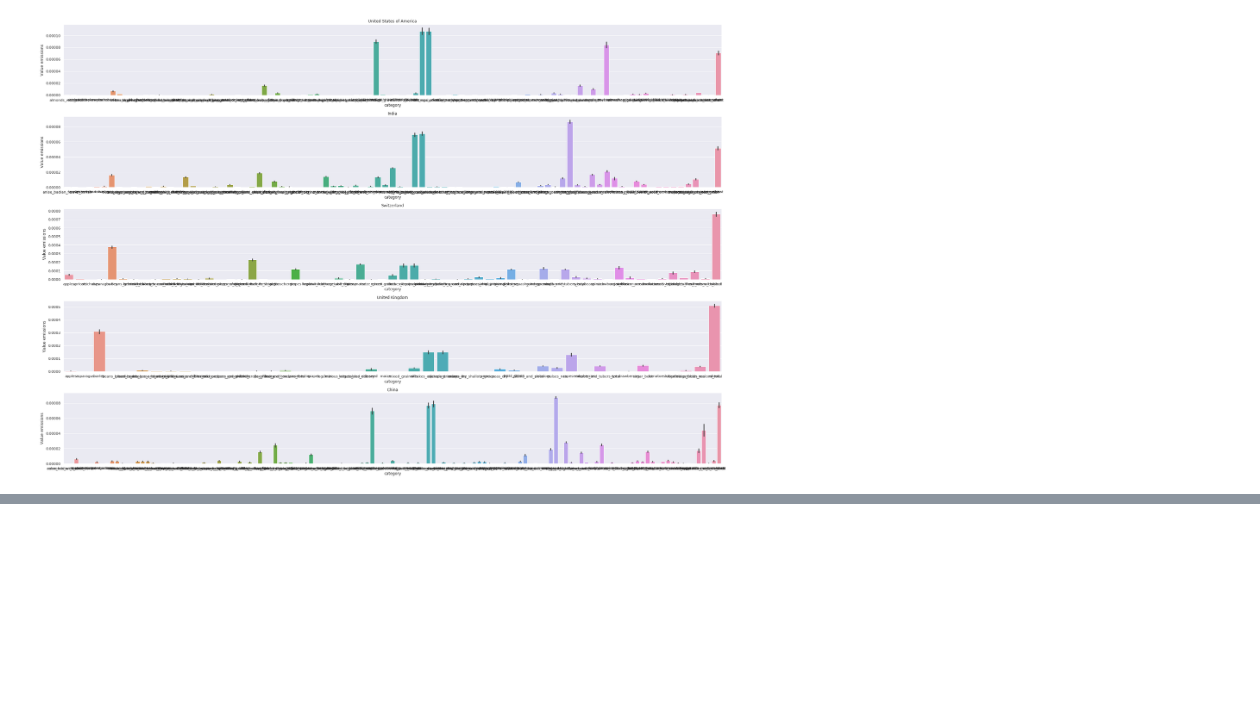
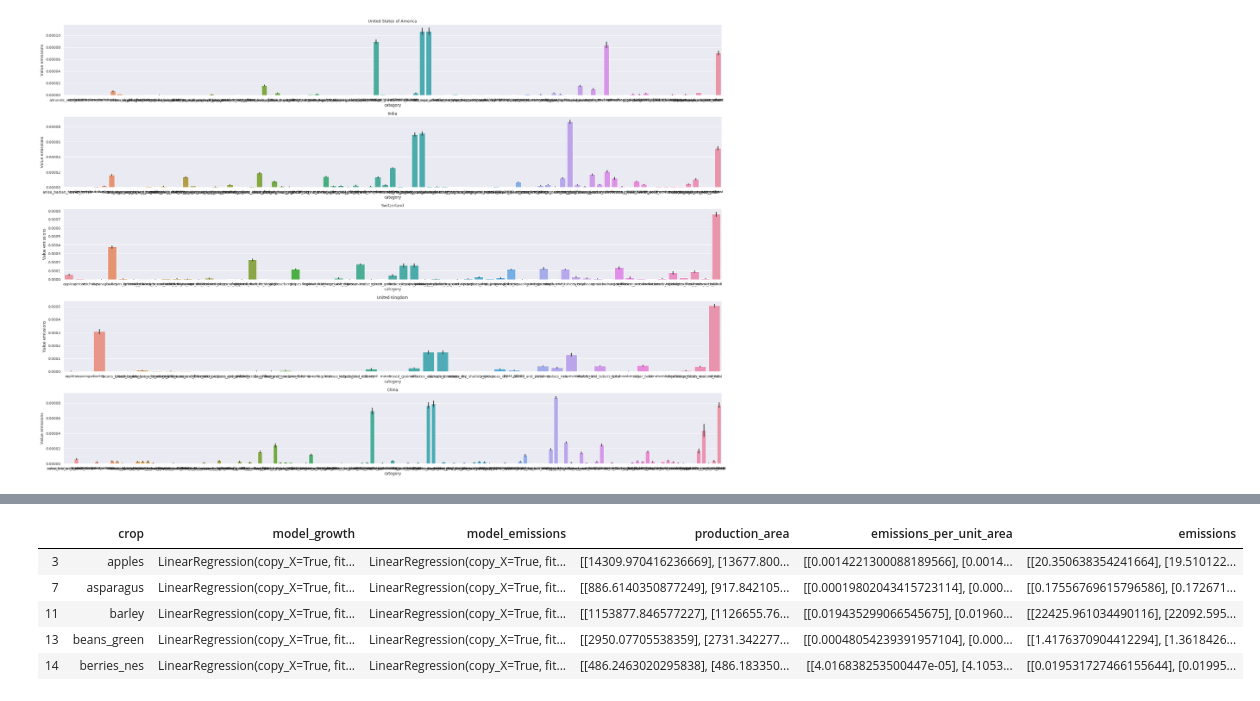
Before and after one commit to shivz7/ADA, a Jupyter notebook: questions_1_2.ipynb, the cells around one changed output, grey strips where cells are left out. Drawn from its saved outputs; the diff is of its cells as text; code cells hidden in the pictures; blank space fills up the shorter version.

```diff
--- a/questions_1_2.ipynb
+++ b/questions_1_2.ipynb
@@ -441,0 +590,10 @@ def get_model_emissions_country(country):
+# %%
+def compute_production_area(row):
+    years = []
+    for i in range(1999, 2019):
+        years.append(i)
+    return (row.model_growth.predict(pd.DataFrame(years)),)
+
+m = pd.merge(models[4].modelCrops, models[4].modelEmissionsByCrops, how="left", on=['crop']).dropna()
+m = m.join(m.apply(compute_production_area, axis=1, result_type="expand")).rename(columns={0:"production_area"})
+m.head(5)
@@ -441,0 +607,10 @@ def get_model_emissions_country(country):
+# %%
+def compute_emissions_per_unit_area(row):
+    years = []
+    for i in range(1999, 2019):
+        years.append(i)
+    return (row.model_emissions.predict(pd.DataFrame(years)),)
+
+#m = pd.merge(models[4].modelCrops, models[4].modelEmissionsByCrops, how="left", on=['crop']).dropna()
+m = m.join(m.apply(compute_emissions_per_unit_area, axis=1, result_type="expand")).rename(columns={0:"emissions_per_unit_area"})
+m.head(5)
@@ -441,0 +624,14 @@ def get_model_emissions_country(country):
+# %%
+def compute_emissions(row):
+    return (row.production_area*row.emissions_per_unit_area,)
+
+#m = pd.merge(models[4].modelCrops, models[4].modelEmissionsByCrops, how="left", on=['crop']).dropna()
+m = m.join(m.apply(compute_emissions, axis=1, result_type="expand")).rename(columns={0:"emissions"})
+m.head(5)
+# %% [output]
+|  | crop | model_growth | model_emissions | production_area | emissions_per_unit_area | emissions |
+| 3 | apples | LinearRegression(copy_X=True, fit... | LinearRegression(copy_X=True, fit... | [[14309.970416236669], [13677.800... | [[0.0014221300088189566], [0.0014... | [[20.350638354241664], [19.510122... |
+| 7 | asparagus | LinearRegression(copy_X=True, fit... | LinearRegression(copy_X=True, fit... | [[886.6140350877249], [917.842105... | [[0.00019802043415723114], [0.000... | [[0.17556769615796586], [0.172671... |
+| 11 | barley | LinearRegression(copy_X=True, fit... | LinearRegression(copy_X=True, fit... | [[1153877.846577227], [1126655.76... | [[0.019435299066545675], [0.01960... | [[22425.961034490116], [22092.595... |
+| 13 | beans_green | LinearRegression(copy_X=True, fit... | LinearRegression(copy_X=True, fit... | [[2950.07705538359], [2731.342277... | [[0.00048054239391957104], [0.000... | [[1.4176370904412294], [1.3618426... |
+| 14 | berries_nes | LinearRegression(copy_X=True, fit... | LinearRegression(copy_X=True, fit... | [[486.2463020295838], [486.183350... | [[4.016838253500447e-05], [4.1053... | [[0.019531727466155644], [0.01995... |
```
Also changed, not shown: parts of 12 cells of this notebook.
